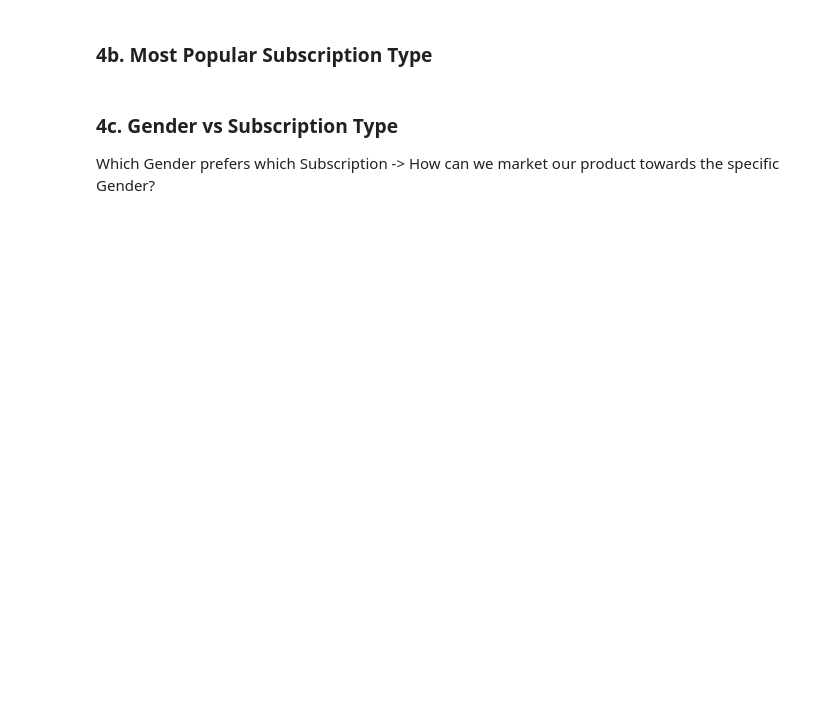
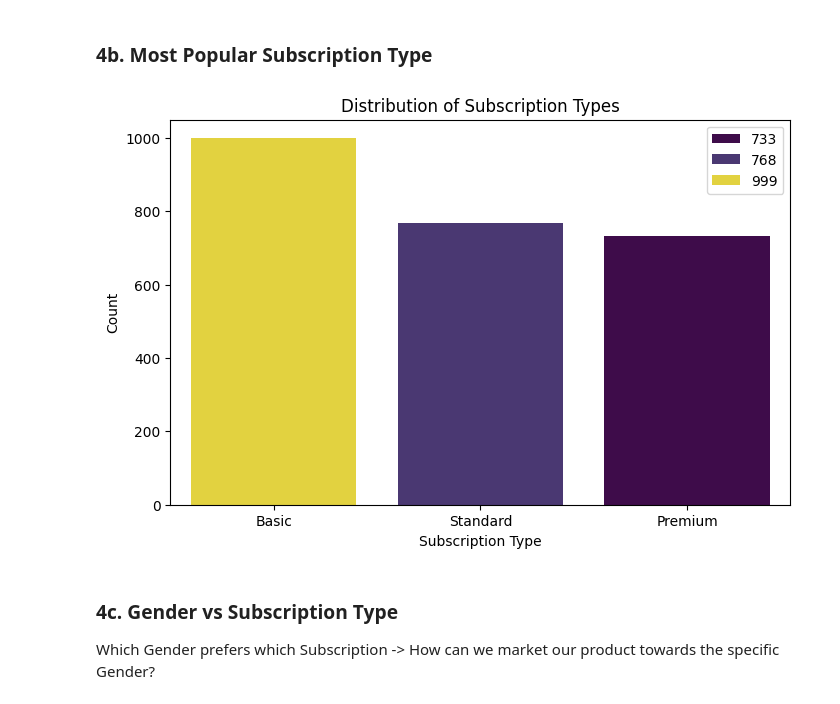
Before and after one commit to yuhng/MY-DAC-Curriculum, a Jupyter notebook: DAC-002_EDA/DAC-002_EDA_Tutorial_Student.ipynb, the cells around one changed output. Drawn from its saved outputs; the diff is of its cells as text; code cells hidden in the pictures; blank space fills up the shorter version.

```diff
--- a/DAC-002_EDA/DAC-002_EDA_Tutorial_Student.ipynb
+++ b/DAC-002_EDA/DAC-002_EDA_Tutorial_Student.ipynb
@@ -136,18 +260,20 @@ plt.show()
 ### 4b. Most Popular Subscription Type
 # %%
 ## Count of each Subscription Type
-subscription_counts = df[''].value_counts()
+subscription_counts = df['Subscription Type'].value_counts()
 
 # Bar Plot of the distribution
 plt.figure(figsize = (8,5))
 sns.barplot(x = subscription_counts.index, y = subscription_counts.values, hue = subscription_counts.values, palette = "viridis")
 # You may exclude the hue field, seaborn will auto assign your x variable to be your hue
 
 # Set the labels
 plt.title('Distribution of Subscription Types')
 plt.xlabel('Subscription Type')
 plt.ylabel('Count')
 plt.show()
+# %% [output]
+[figure, added]
 # %% [markdown]
 ### 4c. Gender vs Subscription Type
 Which Gender prefers which Subscription -> How can we market our product towards the specific Gender?
```
Also changed, not shown: parts of 29 cells of this notebook, 1 other file.
